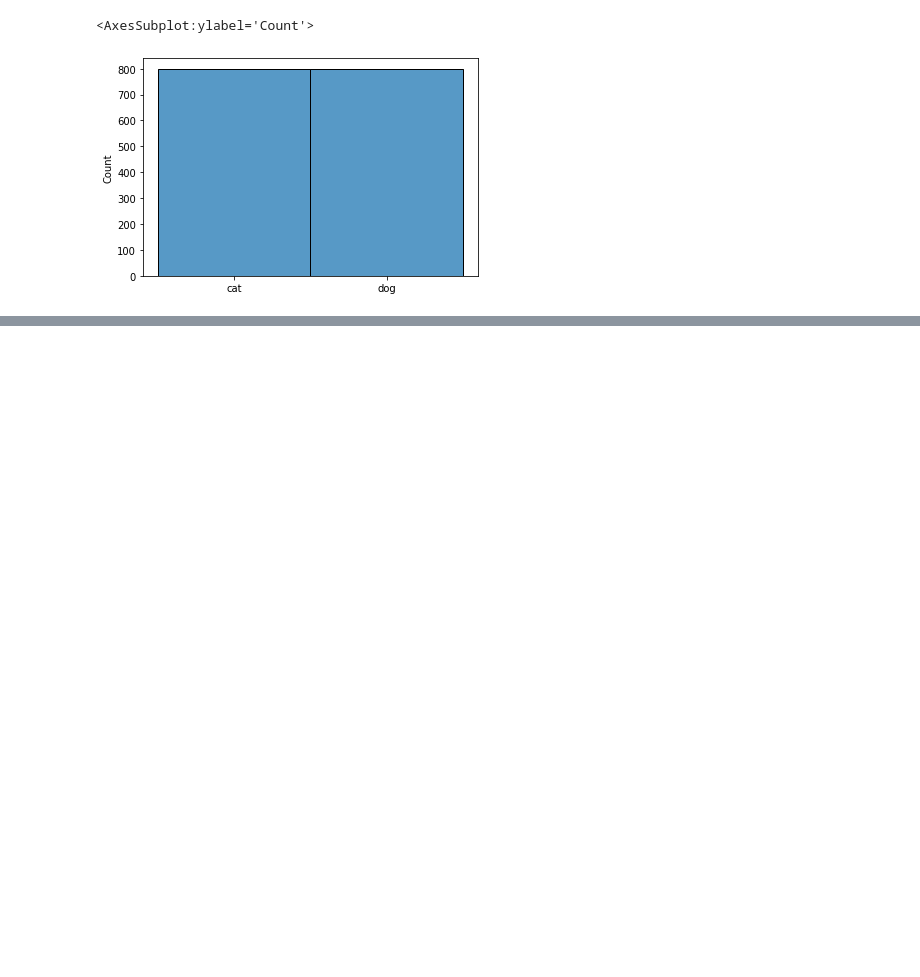
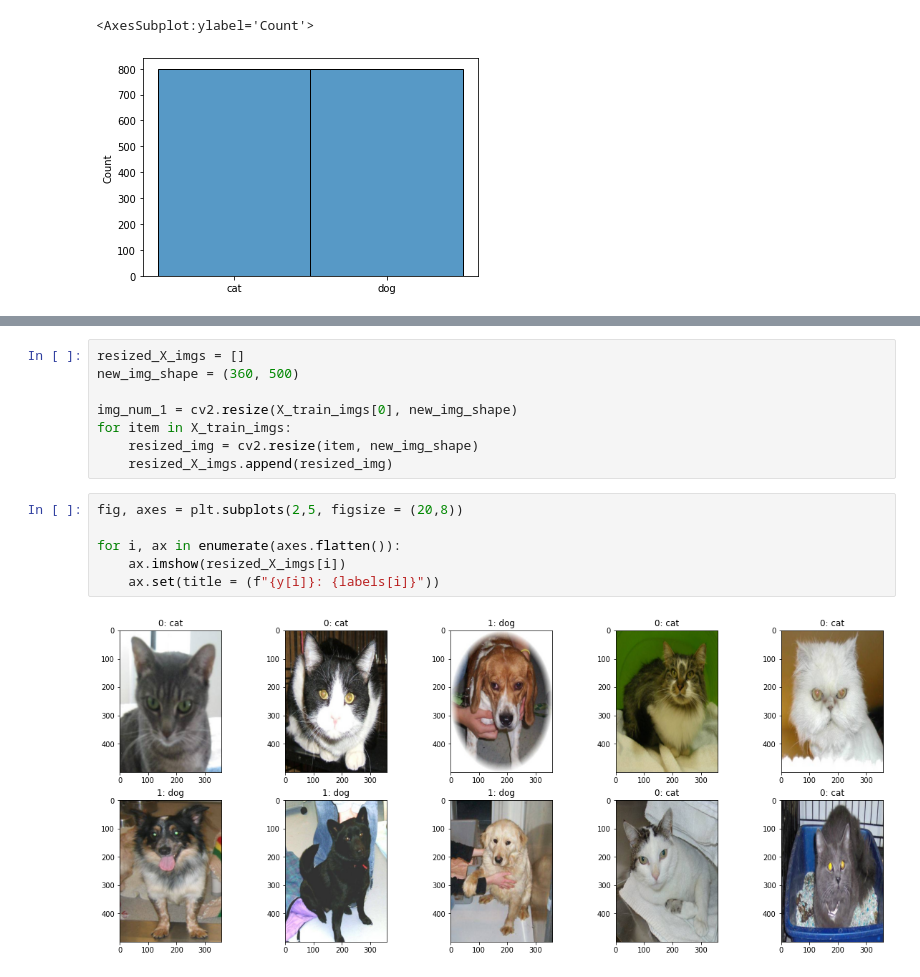
Before and after one commit to FabianAndersson17/Deep_learning_Fabian_Andersson, a Jupyter notebook: Labs/lab.ipynb, the cells around one changed output, grey strips where cells are left out. Saved outputs shown, nothing was run; the diff lists cells and outputs as text; blank space fills up the shorter version.

```diff
--- a/Labs/lab.ipynb
+++ b/Labs/lab.ipynb
@@ -170,0 +186,16 @@ sns.histplot(labels)
+# %%
+resized_X_imgs = []
+new_img_shape = (360, 500)
+
+img_num_1 = cv2.resize(X_train_imgs[0], new_img_shape)
+for item in X_train_imgs:
+    resized_img = cv2.resize(item, new_img_shape)
+    resized_X_imgs.append(resized_img)
+# %%
+fig, axes = plt.subplots(2,5, figsize = (20,8))
+
+for i, ax in enumerate(axes.flatten()):
+    ax.imshow(resized_X_imgs[i])
+    ax.set(title = (f"{y[i]}: {labels[i]}"))
+# %% [output]
+[figure, added]
```
Also changed, not shown: parts of 4 cells of this notebook.
